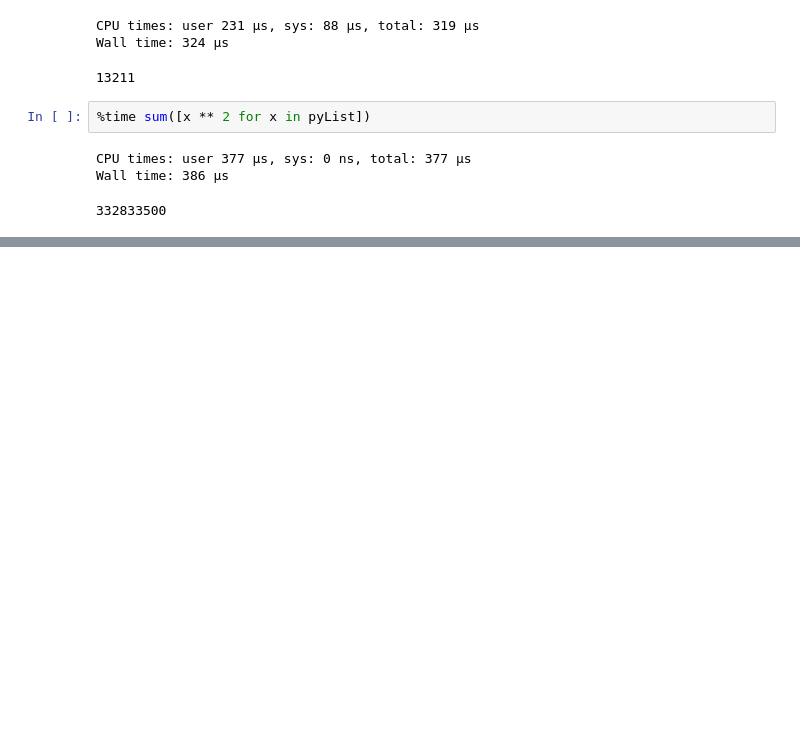
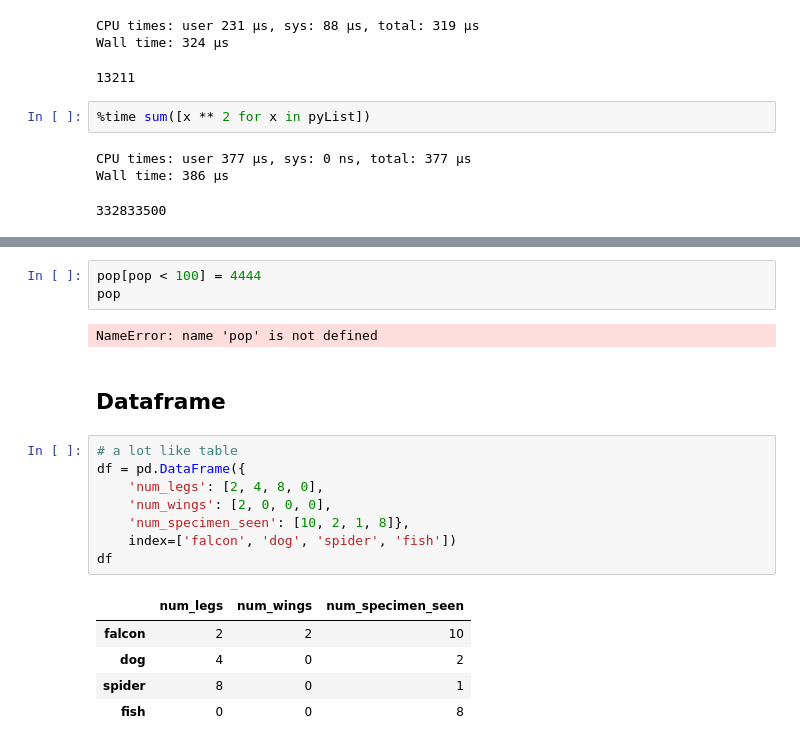
Before and after one commit to kryptoatom/jupyter-tutorial, a Jupyter notebook: tutorial.ipynb, the cells around one changed output, grey strips where cells are left out. Cells and saved outputs as stored; diff of their text form; blank space fills up the shorter version.

```diff
--- a/tutorial.ipynb
+++ b/tutorial.ipynb
@@ -213,0 +285,21 @@ Wall time: 386 µs
+# %%
+pop[pop < 100] = 4444
+pop
+# %% [output]
+NameError: name 'pop' is not defined
+# %% [markdown]
+## Dataframe
+# %%
+# a lot like table
+df = pd.DataFrame({
+    'num_legs': [2, 4, 8, 0],
+    'num_wings': [2, 0, 0, 0],
+    'num_specimen_seen': [10, 2, 1, 8]},
+    index=['falcon', 'dog', 'spider', 'fish'])
+df
+# %% [output]
+|  | num_legs | num_wings | num_specimen_seen |
+| falcon | 2 | 2 | 10 |
+| dog | 4 | 0 | 2 |
+| spider | 8 | 0 | 1 |
+| fish | 0 | 0 | 8 |
```
Also changed, not shown: parts of 30 cells of this notebook.
